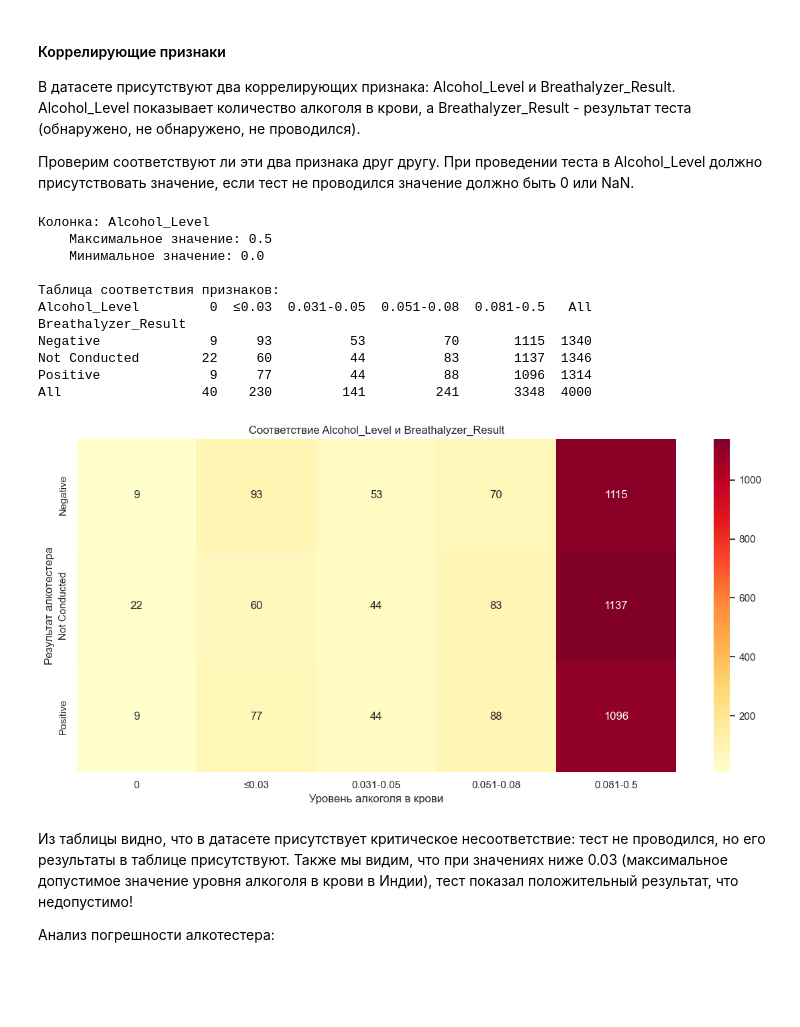
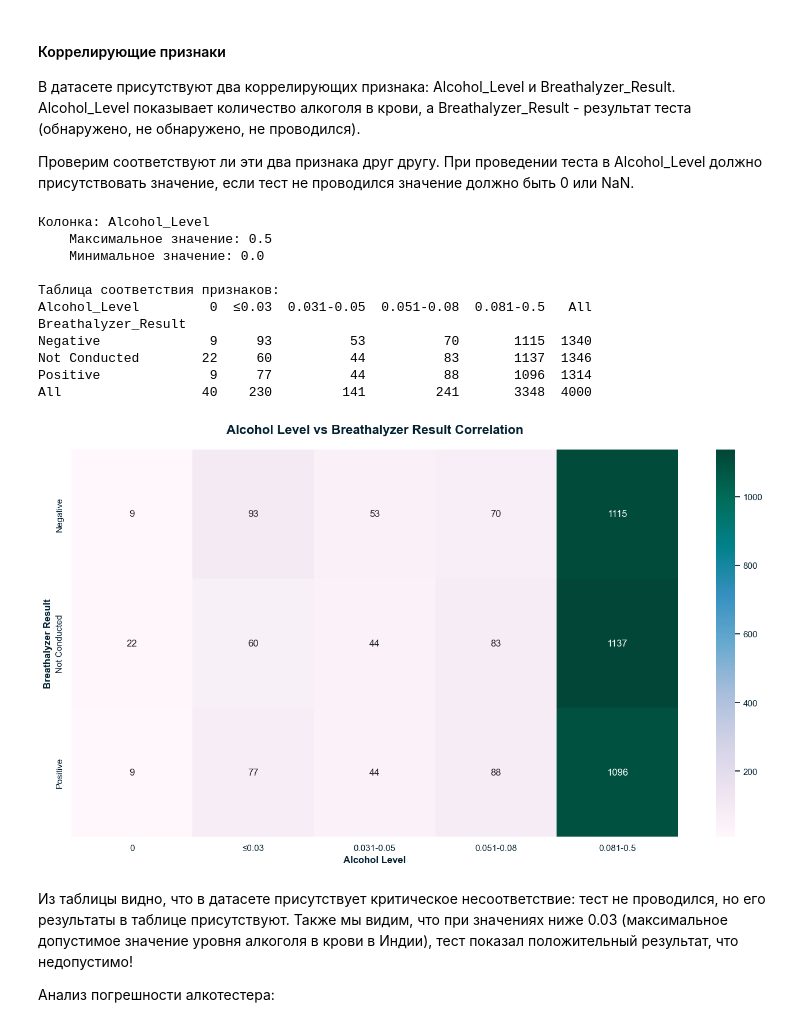
Before and after one commit to Arkotel/DE_ITMO_2025, a Jupyter notebook: notebooks/EDA.ipynb, the cells around one changed output. Drawn from its saved outputs; the diff is of its cells as text; code cells hidden in the pictures; blank space fills up the shorter version.

```diff
--- a/notebooks/EDA.ipynb
+++ b/notebooks/EDA.ipynb
@@ -42,14 +153,4 @@ __EDA(Exploratory Data Analysis)__ — разведочный анализ да
 # %%
-import os
-import requests
-from pathlib import Path
-import pandas as pd
-import numpy as np
-import seaborn as sns
-import matplotlib.pyplot as plt
-%matplotlib inline
-sns.set(color_codes=True)
-
 FILE_ID = "1gJrXyvqIVSZCEjqhGhvisyMyxI0zBald"  # ID файла на Google Drive
 FILENAME = "dataset.csv"
 DATA_DIR = Path("data")
@@ -237,40 +339,39 @@ table = pd.crosstab(
            bins=[-1, 0, 0.03, 0.05, 0.08, 0.5, 1],
            labels=[
                '0',
                '≤0.03',
                '0.031-0.05',
                '0.051-0.08',
                '0.081-0.5',
                '>0.5'
            ]),
     margins=True
 )
 
 print("\nТаблица соответствия признаков:")
 print(table)
 print("\n")
 
-# Визуализация: Heatmap
-plt.figure(figsize=(12, 6))
-sns.heatmap(table.iloc[:-1, :-1], annot=True, fmt='d', cmap='YlOrRd')
-plt.title('Соответствие Alcohol_Level и Breathalyzer_Result')
-plt.xlabel('Уровень алкоголя в крови')
-plt.ylabel('Результат алкотестера')
+plt.figure(figsize=(14, 8))
+sns.heatmap(table.iloc[:-1, :-1], annot=True, fmt='d', cmap='PuBuGn')
+plt.title('Alcohol Level vs Breathalyzer Result Correlation', pad=20)
+plt.xlabel('Alcohol Level')
+plt.ylabel('Breathalyzer Result')
 plt.tight_layout()
 plt.show()
 # %% [output]
 Колонка: Alcohol_Level
     Максимальное значение: 0.5
     Минимальное значение: 0.0
 
 Таблица соответствия признаков:
 Alcohol_Level         0  ≤0.03  0.031-0.05  0.051-0.08  0.081-0.5   All
 Breathalyzer_Result
 Negative              9     93          53          70       1115  1340
 Not Conducted        22     60          44          83       1137  1346
 Positive              9     77          44          88       1096  1314
 All                  40    230         141         241       3348  4000
-[figure, old version]
+[figure, new version]
 # %% [markdown]
 Из таблицы видно, что в датасете присутствует критическое несоответствие: тест не проводился, но его результаты в таблице присутствуют.
 Также мы видим, что при значениях ниже 0.03 (максимальное допустимое значение уровня алкоголя в крови в Индии), тест показал положительный результат, что недопустимо!
```
Also changed, not shown: parts of 26 cells of this notebook.
